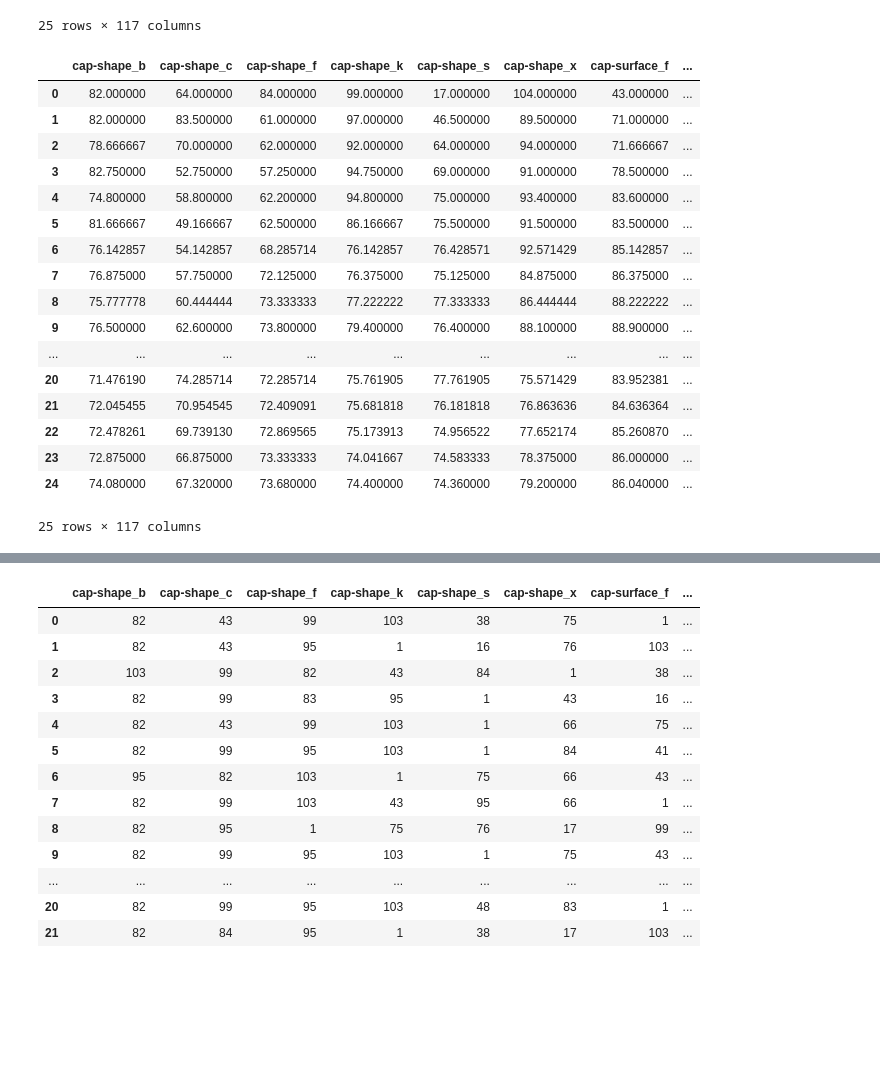
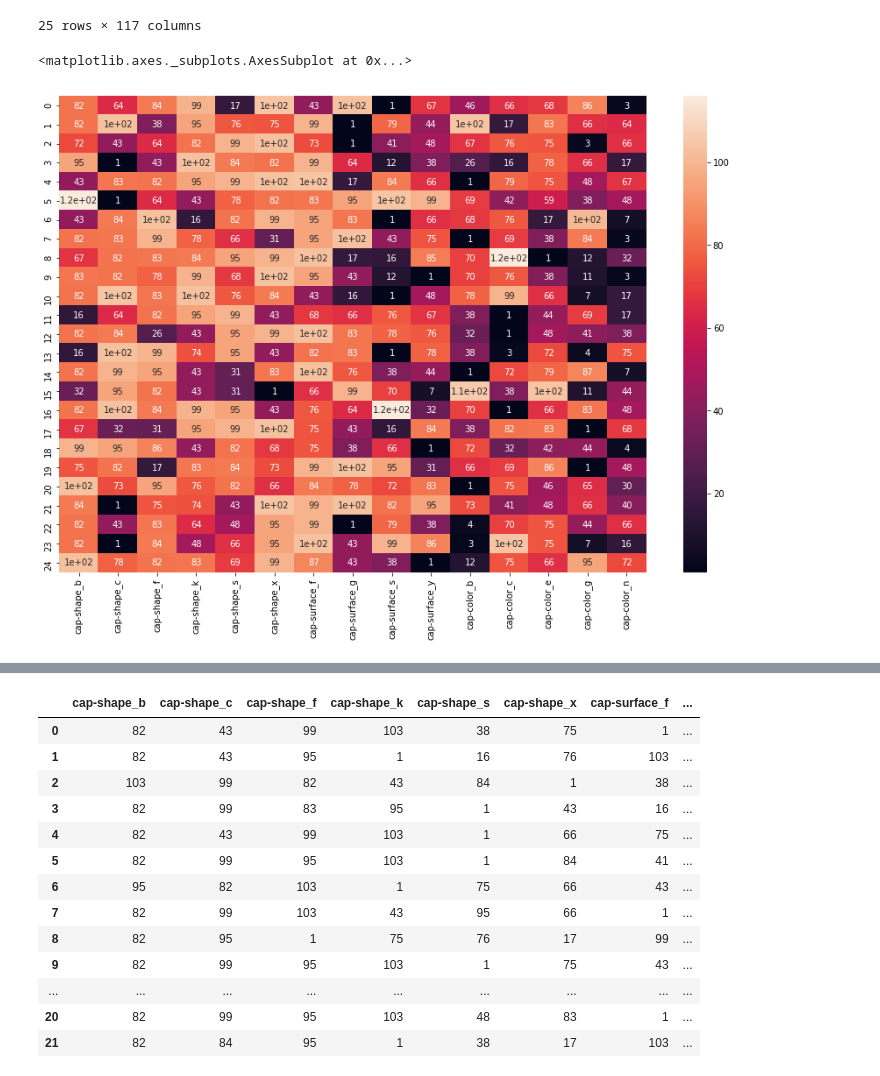
Before and after one commit to krbnite/krbnite.github.io, a Jupyter notebook: _notebooks/2019-09-22-Stabilizing-Variable-Importance-Fluctuations-in-a-Random-Forest.ipynb, the cells around one changed output, grey strips where cells are left out. Cells and saved outputs as stored; diff of their text form; code cells hidden in the pictures; blank space fills up the shorter version.

```diff
--- a/_notebooks/2019-09-22-Stabilizing-Variable-Importance-Fluctuations-in-a-Random-Forest.ipynb
+++ b/_notebooks/2019-09-22-Stabilizing-Variable-Importance-Fluctuations-in-a-Random-Forest.ipynb
@@ -157,24 +254,9 @@ rf50_ranks
 | 23 | 82 | 1 | 84 | 48 | 66 | 95 | 103 | ... |
 | 24 | 103 | 78 | 82 | 83 | 69 | 99 | 87 | ... |
 25 rows × 117 columns
-# %%
-rf50_avg
-# %% [output]
-|  | cap-shape_b | cap-shape_c | cap-shape_f | cap-shape_k | cap-shape_s | cap-shape_x | cap-surface_f | ... |
-| 0 | 82.000000 | 64.000000 | 84.000000 | 99.000000 | 17.000000 | 104.000000 | 43.000000 | ... |
-| 1 | 82.000000 | 83.500000 | 61.000000 | 97.000000 | 46.500000 | 89.500000 | 71.000000 | ... |
-| 2 | 78.666667 | 70.000000 | 62.000000 | 92.000000 | 64.000000 | 94.000000 | 71.666667 | ... |
-| 3 | 82.750000 | 52.750000 | 57.250000 | 94.750000 | 69.000000 | 91.000000 | 78.500000 | ... |
-| 4 | 74.800000 | 58.800000 | 62.200000 | 94.800000 | 75.000000 | 93.400000 | 83.600000 | ... |
-| 5 | 81.666667 | 49.166667 | 62.500000 | 86.166667 | 75.500000 | 91.500000 | 83.500000 | ... |
-| 6 | 76.142857 | 54.142857 | 68.285714 | 76.142857 | 76.428571 | 92.571429 | 85.142857 | ... |
-| 7 | 76.875000 | 57.750000 | 72.125000 | 76.375000 | 75.125000 | 84.875000 | 86.375000 | ... |
-| 8 | 75.777778 | 60.444444 | 73.333333 | 77.222222 | 77.333333 | 86.444444 | 88.222222 | ... |
-| 9 | 76.500000 | 62.600000 | 73.800000 | 79.400000 | 76.400000 | 88.100000 | 88.900000 | ... |
-| ... | ... | ... | ... | ... | ... | ... | ... | ... |
-| 20 | 71.476190 | 74.285714 | 72.285714 | 75.761905 | 77.761905 | 75.571429 | 83.952381 | ... |
-| 21 | 72.045455 | 70.954545 | 72.409091 | 75.681818 | 76.181818 | 76.863636 | 84.636364 | ... |
-| 22 | 72.478261 | 69.739130 | 72.869565 | 75.173913 | 74.956522 | 77.652174 | 85.260870 | ... |
-| 23 | 72.875000 | 66.875000 | 73.333333 | 74.041667 | 74.583333 | 78.375000 | 86.000000 | ... |
-| 24 | 74.080000 | 67.320000 | 73.680000 | 74.400000 | 74.360000 | 79.200000 | 86.040000 | ... |
-25 rows × 117 columns
+# %%
+plt.figure(figsize=(15,10))
+sns.heatmap(rf50_ranks.astype(np.float32).iloc[:,0:15], annot=True)
+# %% [output]
+<matplotlib.axes._subplots.AxesSubplot at 0x...>
+[figure, added]
```
Also changed, not shown: parts of 23 cells of this notebook.
